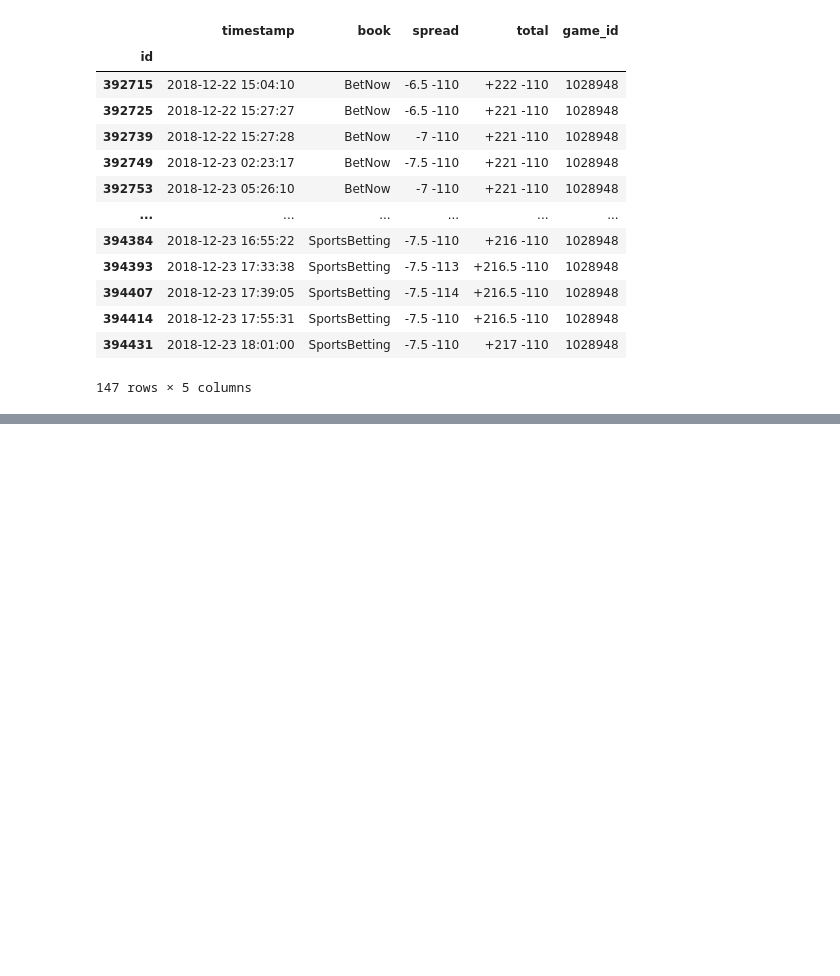
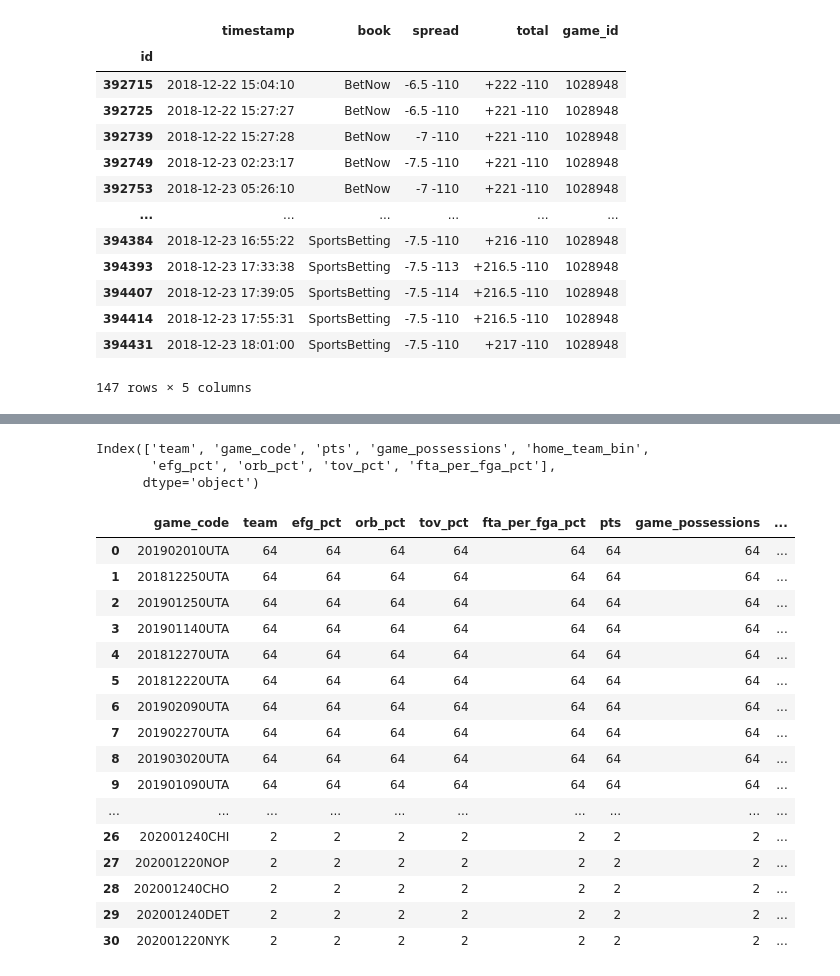
Before and after one commit to kyle-rgb/NBA_Sportsbook_Project, a Jupyter notebook: notebooks/Data Cleaning.ipynb, the cells around one changed output, grey strips where cells are left out. Drawn from its saved outputs; the diff is of its cells as text; code cells hidden in the pictures; blank space fills up the shorter version.

```diff
--- a/notebooks/Data Cleaning.ipynb
+++ b/notebooks/Data Cleaning.ipynb
@@ -659,0 +703,38 @@ df_time[df_time.game_id == odds_w_codes[odds_w_codes.game_code == game_results_d
+# %%
+four_factors = df_advanced_totals.loc[:, ["team", "game_code", "efg_pct", "orb_pct", "tov_pct", "fta_per_fga_pct"]]
+# %%
+data_for_model = pts_and_pace.merge(four_factors, on=["game_code", "team"])
+# %%
+data_for_model.orb_pct = round((data_for_model.orb_pct / 100), 3)
+data_for_model.tov_pct = round((data_for_model.tov_pct / 100), 3)
+# %%
+data_for_model.columns
+# %% [output]
+Index(['team', 'game_code', 'pts', 'game_possessions', 'home_team_bin',
+       'efg_pct', 'orb_pct', 'tov_pct', 'fta_per_fga_pct'],
+      dtype='object')
+# %%
+# Rearrange Columns
+data_for_model = data_for_model.loc[:, ['team', 'efg_pct', 'orb_pct', 'tov_pct', 'fta_per_fga_pct', 'pts',
+'game_possessions','home_team_bin','game_code']]
+# %%
+# Find Repeat Columns
+data_for_model.groupby("game_code").count().sort_values("team", ascending=False).reset_index().loc[:30, :]
+# %% [output]
+|  | game_code | team | efg_pct | orb_pct | tov_pct | fta_per_fga_pct | pts | game_possessions | ... |
+| 0 | 201902010UTA | 64 | 64 | 64 | 64 | 64 | 64 | 64 | ... |
+| 1 | 201812250UTA | 64 | 64 | 64 | 64 | 64 | 64 | 64 | ... |
+| 2 | 201901250UTA | 64 | 64 | 64 | 64 | 64 | 64 | 64 | ... |
+| 3 | 201901140UTA | 64 | 64 | 64 | 64 | 64 | 64 | 64 | ... |
+| 4 | 201812270UTA | 64 | 64 | 64 | 64 | 64 | 64 | 64 | ... |
+| 5 | 201812220UTA | 64 | 64 | 64 | 64 | 64 | 64 | 64 | ... |
+| 6 | 201902090UTA | 64 | 64 | 64 | 64 | 64 | 64 | 64 | ... |
+| 7 | 201902270UTA | 64 | 64 | 64 | 64 | 64 | 64 | 64 | ... |
+| 8 | 201903020UTA | 64 | 64 | 64 | 64 | 64 | 64 | 64 | ... |
+| 9 | 201901090UTA | 64 | 64 | 64 | 64 | 64 | 64 | 64 | ... |
+| ... | ... | ... | ... | ... | ... | ... | ... | ... | ... |
+| 26 | 202001240CHI | 2 | 2 | 2 | 2 | 2 | 2 | 2 | ... |
+| 27 | 202001220NOP | 2 | 2 | 2 | 2 | 2 | 2 | 2 | ... |
+| 28 | 202001240CHO | 2 | 2 | 2 | 2 | 2 | 2 | 2 | ... |
+| 29 | 202001240DET | 2 | 2 | 2 | 2 | 2 | 2 | 2 | ... |
+| 30 | 202001220NYK | 2 | 2 | 2 | 2 | 2 | 2 | 2 | ... |
```
Also changed, not shown: parts of 58 cells of this notebook, 2 other files.
